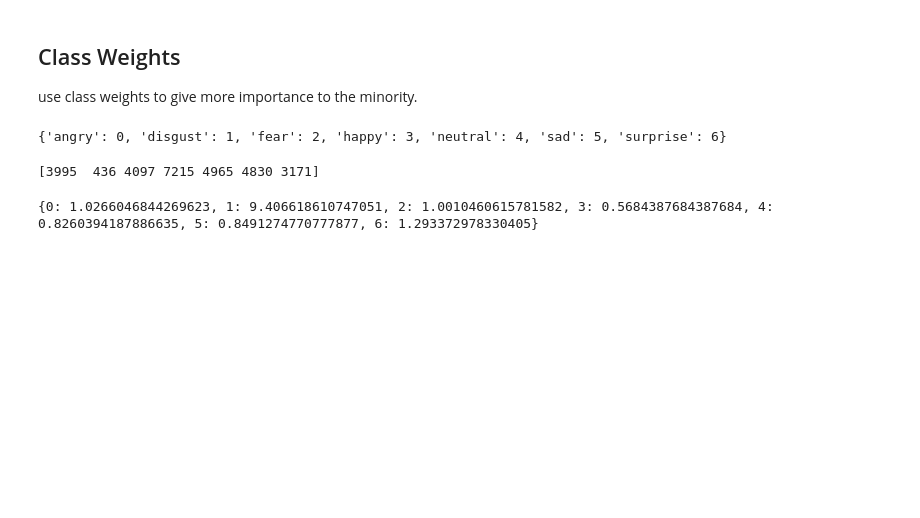
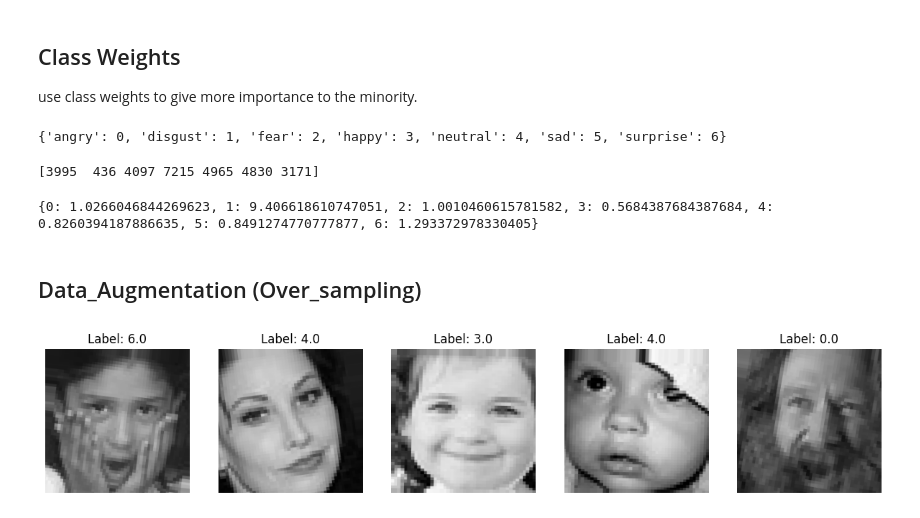
Before and after one commit to fatemeh-mndz/Facial_emotion_recognition, a Jupyter notebook: handeling_Class_Imbalance.ipynb, the cells around one changed output. Saved outputs shown, nothing was run; the diff lists cells and outputs as text; code cells hidden in the pictures; blank space fills up the shorter version.

```diff
--- a/handeling_Class_Imbalance.ipynb
+++ b/handeling_Class_Imbalance.ipynb
@@ -575,3 +671,5 @@ history = model_classWeight.fit(
     callbacks=[checkpoint_callback_val, checkpoint_callback_train, reduce_lr],
     verbose=1
 )
+# %% [markdown]
+## Data_Augmentation (Over_sampling)
@@ -577,0 +690,18 @@ history = model_classWeight.fit(
+# %%
+def plot_images(generator, num_images=5):
+    plt.figure(figsize=(15, 5))
+    for i in range(num_images):
+        # Get a batch of images and labels
+        img, label = next(generator)
+
+        # Plot the first image in the batch
+        plt.subplot(1, num_images, i + 1)
+        plt.imshow(img[0])  # Display the first image
+        plt.title(f"Label: {label[0]}")  # Display the corresponding label
+        plt.axis('off')  # Hide the axes
+    plt.show()
+
+# Visualize augmented training images
+plot_images(train_generator, num_images=5)
+# %% [output]
+[figure, added]
```
Also changed, not shown: parts of 10 cells of this notebook, 1 other file.
